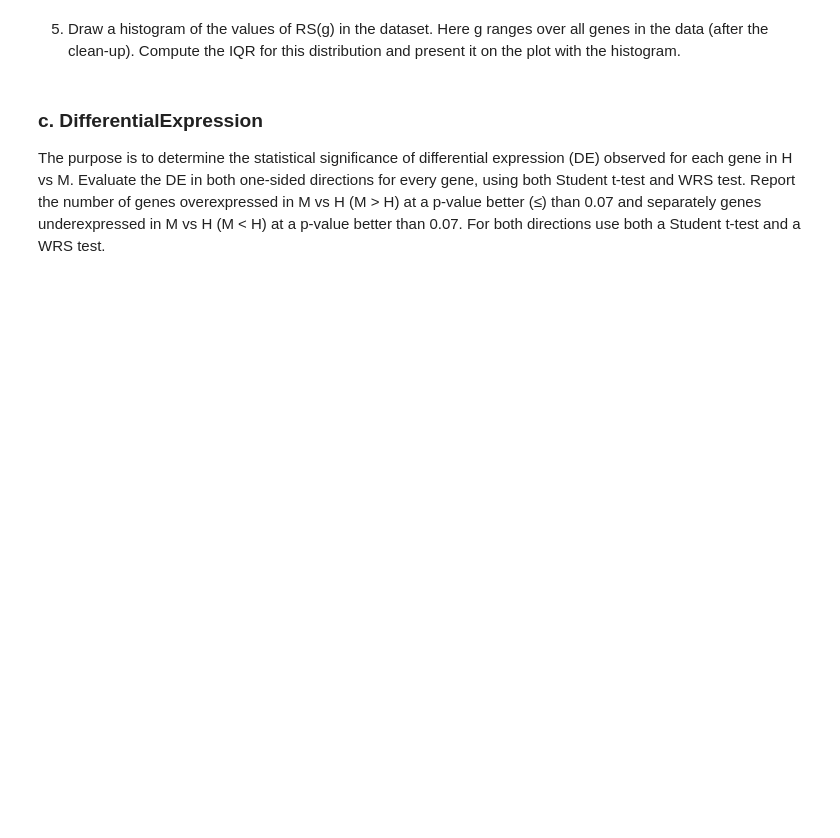
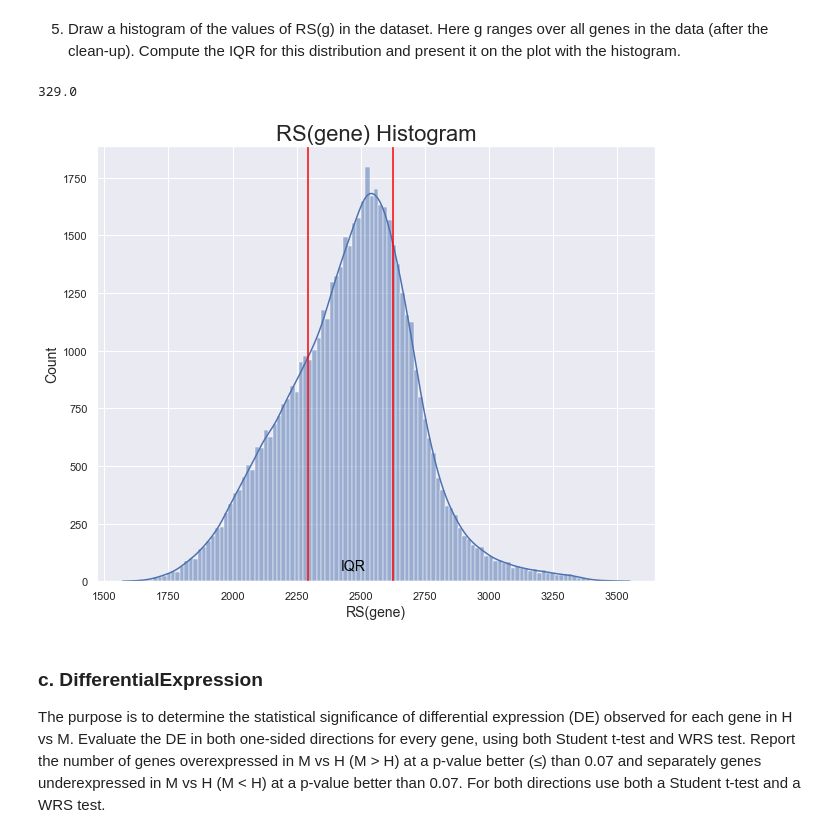
Before and after one commit to EyalMichaeli/IDC_masters, a Jupyter notebook: SnDA/EX4/EX_4.ipynb, the cells around one changed output. Saved outputs shown, nothing was run; the diff lists cells and outputs as text; code cells hidden in the pictures; blank space fills up the shorter version.

```diff
--- a/SnDA/EX4/EX_4.ipynb
+++ b/SnDA/EX4/EX_4.ipynb
@@ -44,0 +13,4 @@ df.
+# %%
+df = pd.read_csv('AMI_GSE66360_series_matrix.csv', encoding='ISO-8859-1', skiprows=59)
+
+df.head()
@@ -45,11 +25,9 @@ df.
 # %%
-df = pd.read_csv('AMI_GSE66360_series_matrix.csv', skiprows=59)
 df = df.T
 df.columns = df.iloc[0]
 df.drop('Class', inplace=True)
 df['class'] = df.index
 df['class'] = df['class'].apply(lambda x: x[0])
 df.set_index('ID_REF', inplace=True)
-df = df.astype("float32")
-df.dtypes
+df
 # %% [output]
@@ -56,0 +48,9 @@ ValueError: could not convert string to float: 'H'
+# %%
+def convert_to_numeric(col):
+    try:
+        return pd.to_numeric(col)
+    except:
+        return col
+
+df = df.apply(convert_to_numeric)
+df.dtypes
@@ -159,16 +164,28 @@ print(f"{2/num_combs:.3}")
 # %% [markdown]
 5) Draw a histogram of the values of RS(g) in the dataset. Here g ranges over all genes in the data (after the clean-up). Compute the IQR for this distribution and present it on the plot with the histogram.
+# %%
+genes_cols = list(df.columns)[:-1]
+rss = [df[col].rank()[df['class'] == 'M'].sum() for col in genes_cols]
+iqr = st.iqr(rss)
+iqr
+# %% [output]
+329.0
 # %%
-rss = [df[df.columns[i]].rank()[df['class'] == 'M'].sum() for i in range(num_genes + 1)]
-iqr = st.iqr(rss)
-sf, ax = plt.subplots(1)
-sns.histplot(rss)
-ax.annotate("IQR", xy=(iqr, 0.25 + 0.02), color='black', fontsize=14)
-ax.axhline(y=0.25, color='red')
-plt.ylabel("RS(g)")
-plt.xlabel("g")
-plt.title("RS(g) Histogram".title())
+fig, ax = plt.subplots(figsize=(10, 8))
+sns.histplot(rss, kde=True)
+
+ax.annotate("IQR", xy=(2420, 50), color='black', fontsize=14)
+
+ax.axvline(x=np.percentile(rss, 25), color='red')
+ax.axvline(x=np.percentile(rss, 75), color='red')
+
+plt.ylabel("Count", fontsize=14)
+plt.xlabel("RS(gene)", fontsize=14)
+plt.title("RS(gene) Histogram", fontsize=22)
+
 plt.show()
+# %% [output]
+[figure, added]
 # %% [markdown]
 ### c. DifferentialExpression
 The purpose is to determine the statistical significance of differential expression (DE) observed for each gene in H vs M. Evaluate the DE in both one-sided directions for every gene, using both Student t-test and WRS test.
```
Also changed, not shown: parts of 66 cells of this notebook.
